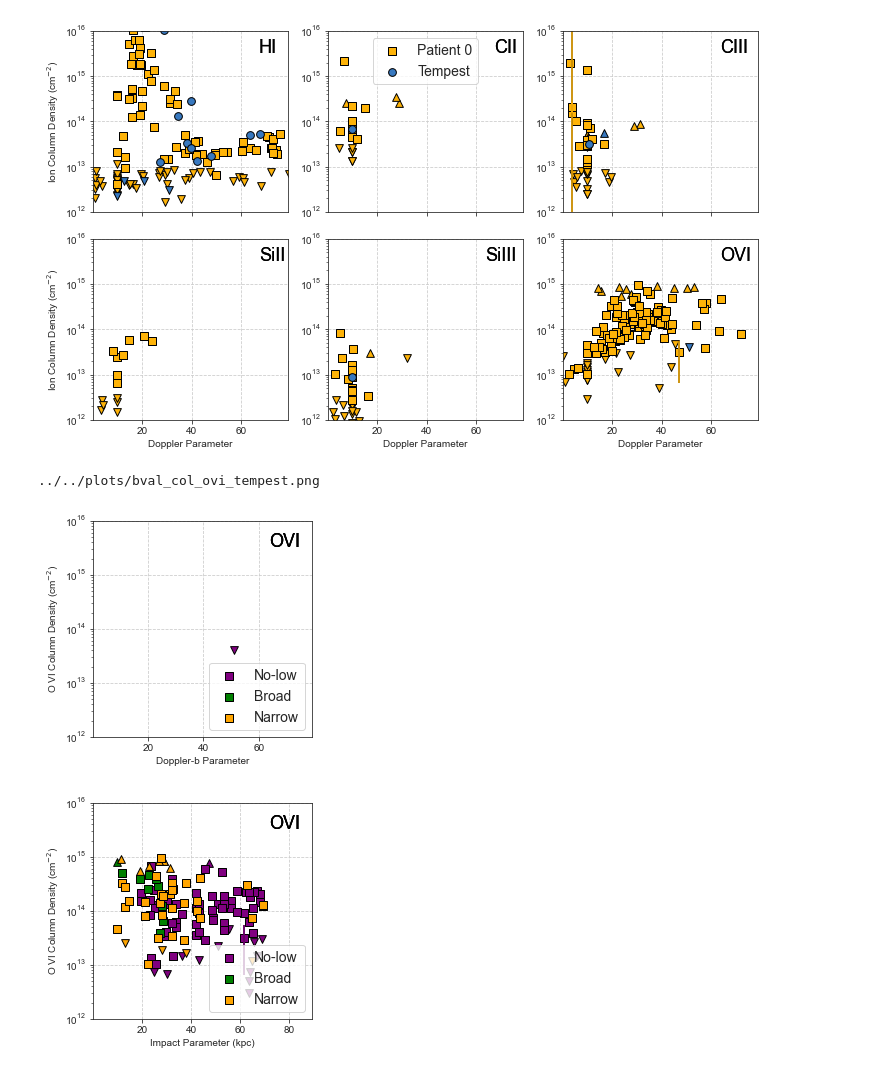
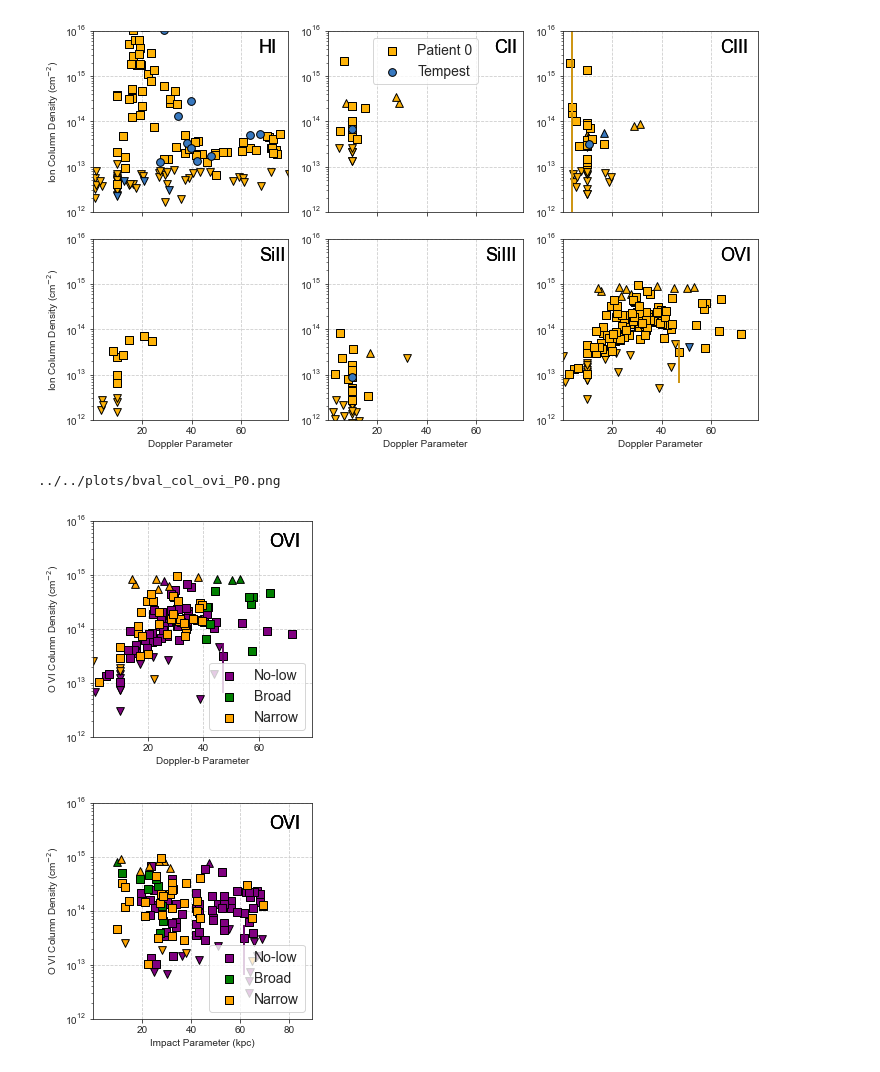
Before and after one commit to ibutsky/synthetic_spectra, a Jupyter notebook: scripts/plotting/plots.ipynb, the cells around one changed output. Drawn from its saved outputs; the diff is of its cells as text; code cells hidden in the pictures.

Commit message:
fixing reading from json files and adding some plots

```diff
--- a/scripts/plotting/plots.ipynb
+++ b/scripts/plotting/plots.ipynb
@@ -91,31 +91,31 @@ for compare in ['model']:
 # %%
 imp.reload(ipd)
 imp.reload(pt)
 ion_list = ['O VI']
 
 xfield = 'bval'
 yfield = 'col'
 
 fn = '../../data/analyzed_spectra/combined_spectra.h5'
-model = 'tempest'
+model = 'P0'
 
 nrows = 1; ncols =1;
 fig, ax = plt.subplots(nrows = nrows, ncols = ncols, figsize=(4*ncols, 3.8*nrows), sharex = True, sharey = False)
 figg, aax = pt.plot_multipanel_scatter(ion_list, xfield = 'bval', yfield = 'col', nrows = nrows, fn = fn, \
                                         model = model, compare = 'ovi', fig = fig, ax = ax, marker_size = 60, set_ylim = True)
 
 ax.legend(loc = 4,  fontsize = 14, frameon = True)
 
 ax.set_ylabel('O VI Column Density (cm$^{-2}$)')
 ax.set_xlabel('Doppler-b Parameter')
 
 fig.tight_layout()
 figname = '../../plots/%s_%s_%s_%s.png'%(xfield, yfield, 'ovi', model)
 print(figname)
 plt.savefig(figname, dpi = 300)
 # %% [output]
-../../plots/bval_col_ovi_tempest.png
+../../plots/bval_col_ovi_P0.png
-[figure, old version]
+[figure, new version]
 # %%
 imp.reload(ipd)
 imp.reload(pt)
```
Also changed, not shown: parts of 16 cells of this notebook, 6 other files.
